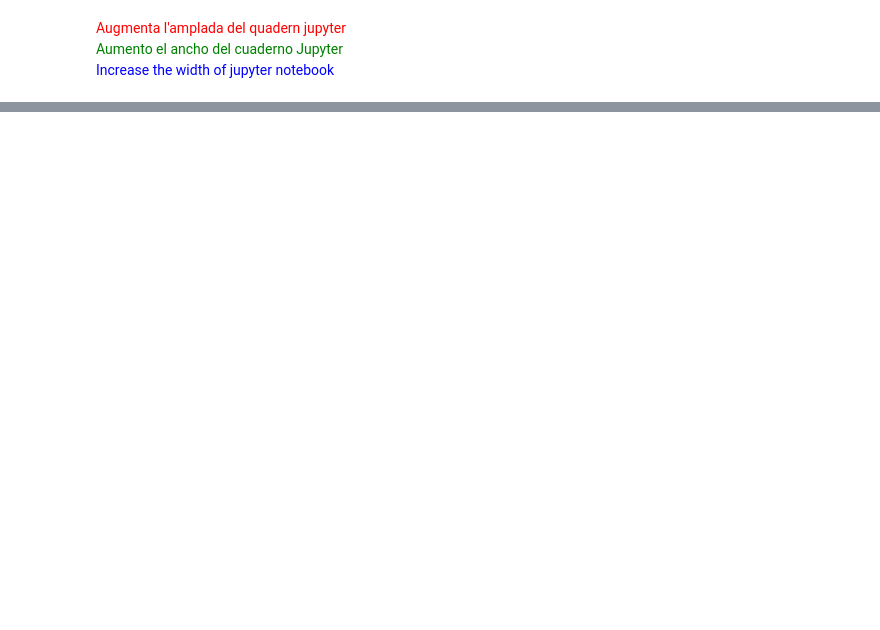
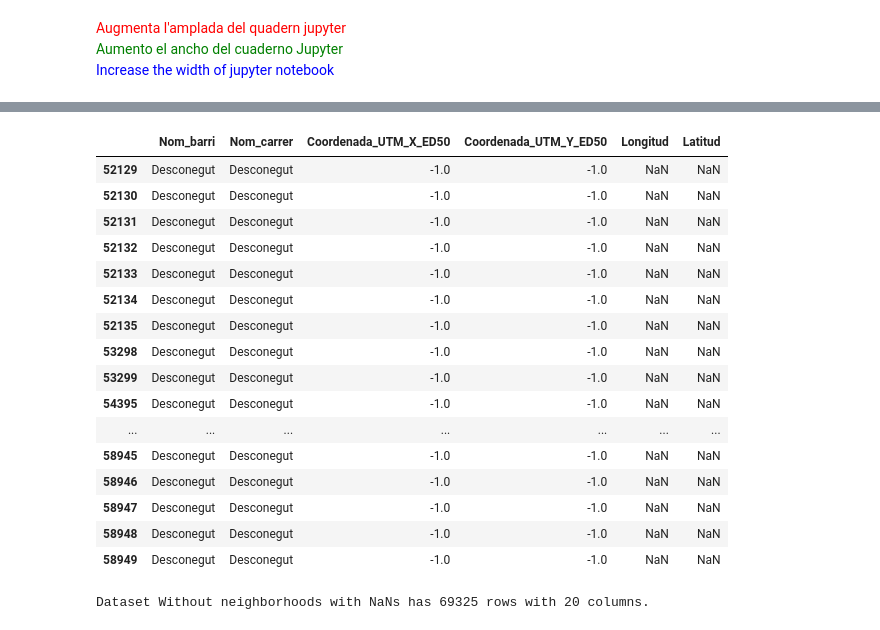
Before and after one commit to luismiguelcasadodiaz/jump2digital, a Jupyter notebook: src/accid/pre_accid.ipynb, the cells around one changed output, grey strips where cells are left out. Cells and saved outputs as stored; diff of their text form; code cells hidden in the pictures; blank space fills up the shorter version.

Commit message:
Estudio Shape FIles

```diff
--- a/src/accid/pre_accid.ipynb
+++ b/src/accid/pre_accid.ipynb
@@ -83,0 +131,8 @@ NameError: name 'files' is not defined
+# %%
+headers= ['Numero_expedient', 'Codi_districte', 'Nom_districte', 'Codi_barri', 'Nom_barri', \
+          'Codi_carrer', 'Nom_carrer', 'Num_postal ', 'Descripcio_dia_setmana', 'NK_Any', \
+          'Mes_any', 'Nom_mes', 'Dia_mes', 'Hora_dia', 'Causa', 'Torn', \
+          'Coordenada_UTM_X_ED50', 'Coordenada_UTM_Y_ED50', 'Longitud', 'Latitud']
+accid = concat_accid_files(data_folder, range(2016, 2023),"_accidents_causa_conductor_gu_bcn_.csv", headers)
+#pd.concat(counts, axis=1)
+print_head_tail(accid)
@@ -83,0 +177,26 @@ NameError: name 'files' is not defined
+# %%
+drop_mask = (accid["Coordenada_UTM_X_ED50"] == -1) | (accid["Coordenada_UTM_Y_ED50"] == -1)
+accid[drop_mask][["Nom_barri", "Nom_carrer","Coordenada_UTM_X_ED50", "Coordenada_UTM_Y_ED50", "Longitud",	"Latitud"]].head(30)
+# %% [output]
+|  | Nom_barri | Nom_carrer | Coordenada_UTM_X_ED50 | Coordenada_UTM_Y_ED50 | Longitud | Latitud |
+| 52129 | Desconegut | Desconegut | -1.0 | -1.0 | NaN | NaN |
+| 52130 | Desconegut | Desconegut | -1.0 | -1.0 | NaN | NaN |
+| 52131 | Desconegut | Desconegut | -1.0 | -1.0 | NaN | NaN |
+| 52132 | Desconegut | Desconegut | -1.0 | -1.0 | NaN | NaN |
+| 52133 | Desconegut | Desconegut | -1.0 | -1.0 | NaN | NaN |
+| 52134 | Desconegut | Desconegut | -1.0 | -1.0 | NaN | NaN |
+| 52135 | Desconegut | Desconegut | -1.0 | -1.0 | NaN | NaN |
+| 53298 | Desconegut | Desconegut | -1.0 | -1.0 | NaN | NaN |
+| 53299 | Desconegut | Desconegut | -1.0 | -1.0 | NaN | NaN |
+| 54395 | Desconegut | Desconegut | -1.0 | -1.0 | NaN | NaN |
+| ... | ... | ... | ... | ... | ... | ... |
+| 58945 | Desconegut | Desconegut | -1.0 | -1.0 | NaN | NaN |
+| 58946 | Desconegut | Desconegut | -1.0 | -1.0 | NaN | NaN |
+| 58947 | Desconegut | Desconegut | -1.0 | -1.0 | NaN | NaN |
+| 58948 | Desconegut | Desconegut | -1.0 | -1.0 | NaN | NaN |
+| 58949 | Desconegut | Desconegut | -1.0 | -1.0 | NaN | NaN |
+# %%
+accid.drop(accid[drop_mask].index, inplace = True)
+print("Dataset Without neighborhoods with NaNs has {} rows with {} columns.".format(accid.shape[0],accid.shape[1]))
+# %% [output]
+Dataset Without neighborhoods with NaNs has 69325 rows with 20 columns.
```
Also changed, not shown: parts of 15 cells of this notebook, 13 other files.
